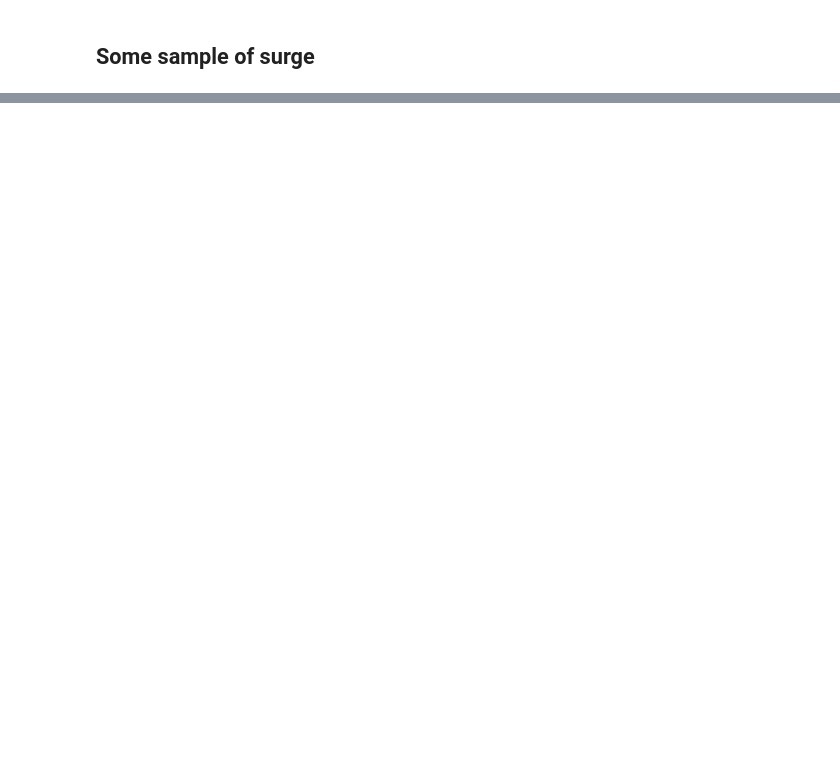
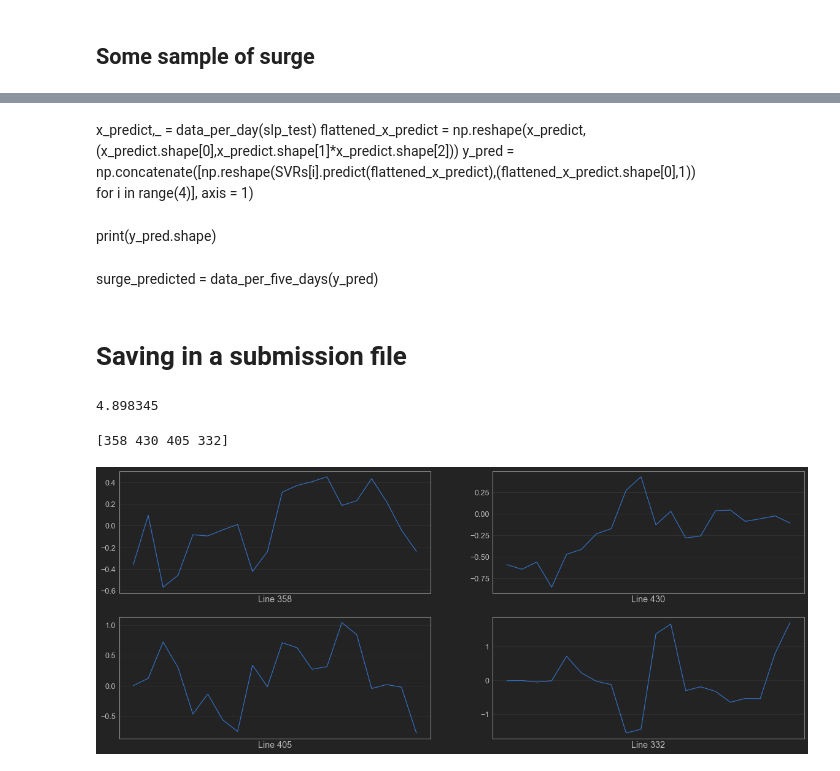
Before and after one commit to nralibera/Challenge-Data-ECL-2022, a Jupyter notebook: Surge forecast.ipynb, the cells around one changed output, grey strips where cells are left out. Drawn from its saved outputs; the diff is of its cells as text; code cells hidden in the pictures; blank space fills up the shorter version.

```diff
--- a/Surge forecast.ipynb
+++ b/Surge forecast.ipynb
@@ -61,0 +327,3 @@ Given sea level pressure fields (every 3h during 5 days) and the surge ( 2 times
+# %%
+model2.evaluate(x=x_test,y=y_test[:,2:],batch_size=64)
+y_pred2 = model2.predict(x_predict,batch_size=64,verbose=1)
@@ -61,0 +333,3 @@ Given sea level pressure fields (every 3h during 5 days) and the surge ( 2 times
+# %%
+y_pred = np.concatenate((y_pred1,y_pred2),axis=1)
+print(y_pred.shape)
@@ -61,0 +338,2 @@ Given sea level pressure fields (every 3h during 5 days) and the surge ( 2 times
+# %%
+surge_predicted = data_per_five_days(y_pred)
@@ -61,0 +342,2 @@ Given sea level pressure fields (every 3h during 5 days) and the surge ( 2 times
+# %%
+surge_predicted = (surge_predicted+mean_surge)*std_surge
@@ -61,0 +396,28 @@ Given sea level pressure fields (every 3h during 5 days) and the surge ( 2 times
+# %% [markdown]
+x_predict,_ = data_per_day(slp_test)
+flattened_x_predict = np.reshape(x_predict,(x_predict.shape[0],x_predict.shape[1]*x_predict.shape[2]))
+y_pred = np.concatenate([np.reshape(SVRs[i].predict(flattened_x_predict),(flattened_x_predict.shape[0],1))\
+                         for i in range(4)], axis = 1)
+# %% [markdown]
+print(y_pred.shape)
+# %% [markdown]
+surge_predicted = data_per_five_days(y_pred)
+# %% [markdown]
+# Saving in a submission file
+# %%
+print(np.amax(surge_predicted))
+# %% [output]
+4.898345
+# %%
+plt.figure(figsize=(20,8))
+random_inds = np.random.choice(surge_predicted.shape[0],4)
+print(random_inds)
+for i in range(4):
+    plt.subplot(2,2,i+1)
+    plt.xticks([])
+    image_ind = random_inds[i]
+    plt.plot(surge_predicted[image_ind,:])
+    plt.xlabel('Line '+ str(image_ind))
+# %% [output]
+[358 430 405 332]
+[figure, added]
```
Also changed, not shown: parts of 50 cells of this notebook, 16 other files.
